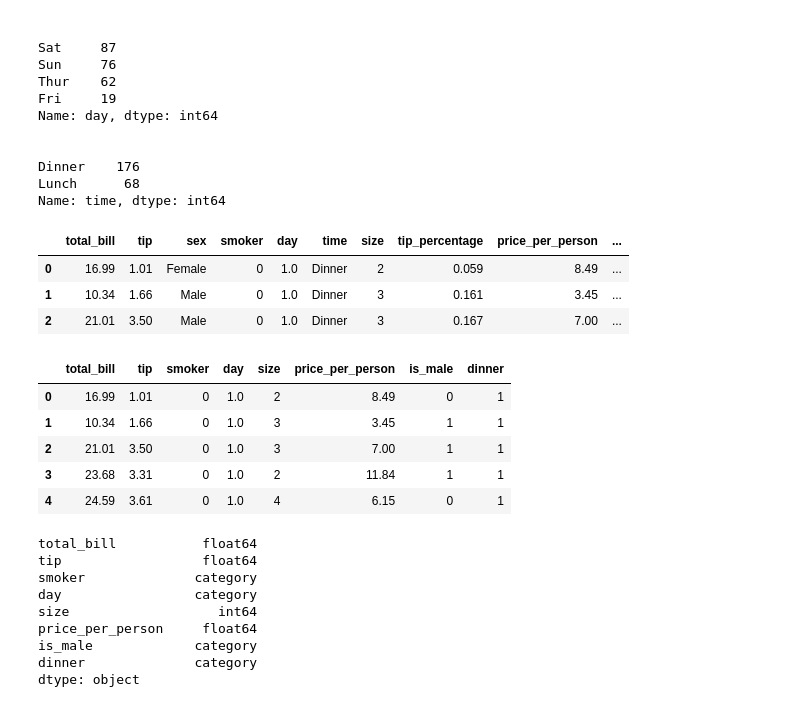
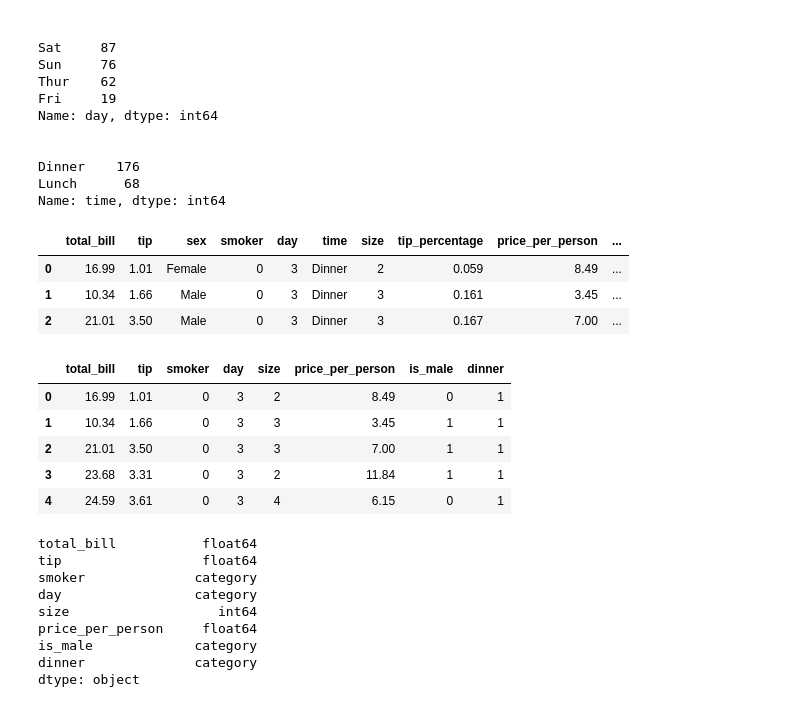
Before and after one commit to KwameTaylor/regression-exercises, a Jupyter notebook: feature_engineering.ipynb, the cells around one changed output. Drawn from its saved outputs; the diff is of its cells as text; code cells hidden in the pictures.

```diff
--- a/feature_engineering.ipynb
+++ b/feature_engineering.ipynb
@@ -138,28 +140,29 @@ Name: time, dtype: int64
 # %%
 # encode variables
 df['is_male'] = df.sex.map({'Male': 1, 'Female': 0})
 df.smoker = df.smoker.map({'Yes': 1, 'No': 0})
 # encode and scale days
-df.day = df.day.map({'Thur': -1, 'Fri': -0.333, 'Sat': .333, 'Sun': 1})
+#df.day = df.day.map({'Thur': -1, 'Fri': -0.333, 'Sat': .333, 'Sun': 1})
+df.day = df.day.map({'Thur': 0, 'Fri': 1, 'Sat': 2, 'Sun': 3})
 df['dinner'] = df.time.map({'Dinner': 1, 'Lunch': 0})
 
 df.head(3)
 # %% [output]
 |  | total_bill | tip | sex | smoker | day | time | size | tip_percentage | price_per_person | ... |
-| 0 | 16.99 | 1.01 | Female | 0 | 1.0 | Dinner | 2 | 0.059 | 8.49 | ... |
-| 1 | 10.34 | 1.66 | Male | 0 | 1.0 | Dinner | 3 | 0.161 | 3.45 | ... |
-| 2 | 21.01 | 3.50 | Male | 0 | 1.0 | Dinner | 3 | 0.167 | 7.00 | ... |
+| 0 | 16.99 | 1.01 | Female | 0 | 3 | Dinner | 2 | 0.059 | 8.49 | ... |
+| 1 | 10.34 | 1.66 | Male | 0 | 3 | Dinner | 3 | 0.161 | 3.45 | ... |
+| 2 | 21.01 | 3.50 | Male | 0 | 3 | Dinner | 3 | 0.167 | 7.00 | ... |
 # %%
 # drop unneeded features
 df = df.drop(columns=['sex', 'tip_percentage', 'time'])
 df.head()
 # %% [output]
 |  | total_bill | tip | smoker | day | size | price_per_person | is_male | dinner |
-| 0 | 16.99 | 1.01 | 0 | 1.0 | 2 | 8.49 | 0 | 1 |
-| 1 | 10.34 | 1.66 | 0 | 1.0 | 3 | 3.45 | 1 | 1 |
-| 2 | 21.01 | 3.50 | 0 | 1.0 | 3 | 7.00 | 1 | 1 |
-| 3 | 23.68 | 3.31 | 0 | 1.0 | 2 | 11.84 | 1 | 1 |
-| 4 | 24.59 | 3.61 | 0 | 1.0 | 4 | 6.15 | 0 | 1 |
+| 0 | 16.99 | 1.01 | 0 | 3 | 2 | 8.49 | 0 | 1 |
+| 1 | 10.34 | 1.66 | 0 | 3 | 3 | 3.45 | 1 | 1 |
+| 2 | 21.01 | 3.50 | 0 | 3 | 3 | 7.00 | 1 | 1 |
+| 3 | 23.68 | 3.31 | 0 | 3 | 2 | 11.84 | 1 | 1 |
+| 4 | 24.59 | 3.61 | 0 | 3 | 4 | 6.15 | 0 | 1 |
 # %%
 df.dtypes
 # %% [output]
```
Also changed, not shown: parts of 50 cells of this notebook.
